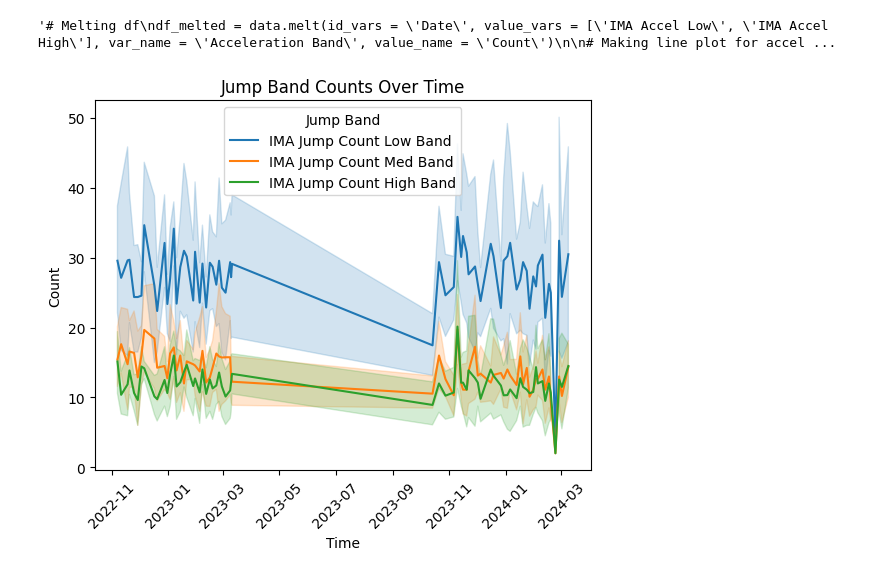
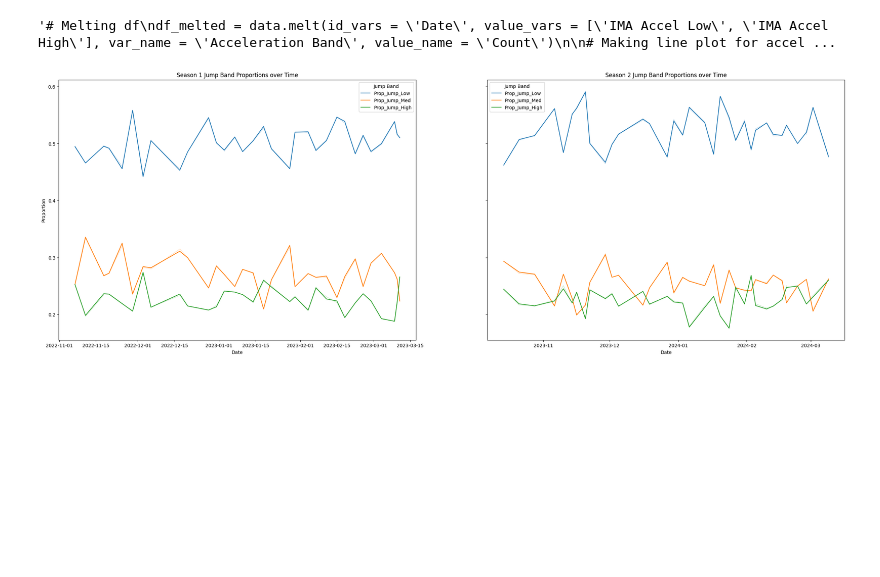
Before and after one commit to mgh2xx/FinalProject, a Jupyter notebook: assignments/EDA.ipynb, the cells around one changed output. Saved outputs shown, nothing was run; the diff lists cells and outputs as text; code cells hidden in the pictures; blank space fills up the shorter version.

```diff
--- a/assignments/EDA.ipynb
+++ b/assignments/EDA.ipynb
@@ -329,19 +345,26 @@ plt.show()'''
 # %% [output]
 '# Melting df\ndf_melted = data.melt(id_vars = \'Date\', value_vars = [\'IMA Accel Low\', \'IMA Accel High\'], var_name = \'Acceleration Band\', value_name = \'Count\')\n\n# Making line plot for accel ...
 # %%
-# Melting df
-df_melted = data.melt(id_vars = 'Date', value_vars = ['IMA Jump Count Low Band', 'IMA Jump Count Med Band', 'IMA Jump Count High Band'], var_name = 'Jump Band', value_name = 'Count')
+# Melting dfs
+s1 = data[data["Season"] == 1]
+s1_melted = s1.melt(id_vars = 'Date', value_vars = ['Prop_Jump_Low', 'Prop_Jump_Med', 'Prop_Jump_High'], var_name = 'Jump Band', value_name = 'Proportion')
 
-# Making line plot for jump band counts over time
-sns.lineplot(data = df_melted, x = 'Date', y = 'Count', hue = 'Jump Band')
+s2 = data[data["Season"] == 2]
+s2_melted = s2.melt(id_vars = 'Date', value_vars = ['Prop_Jump_Low', 'Prop_Jump_Med', 'Prop_Jump_High'], var_name = 'Jump Band', value_name = 'Proportion')
 
-# Adding title and axis labels, rotating xticks
-plt.title("Jump Band Counts Over Time")
-plt.xlabel("Time")
-plt.ylabel("Count")
-plt.xticks(rotation = 45)
+# Creating Figure and Flattening Axes
+fig, axs = plt.subplots(1, 2, figsize = (30, 10), sharey = True)
+axs = axs.flatten()
+
+# Looping through subplots, dfs, and seasons
+for ax, df, s in zip(axs, [s1_melted, s2_melted], [1, 2]):
+    plot = sns.lineplot(df, x = 'Date', y = 'Proportion', hue = 'Jump Band', errorbar = ('ci', False), ax = ax)
+    ax.set_title(f"Season {s} Jump Band Proportions over Time")
+    ax.set_xlabel("Date")
+    ax.set_ylabel("Proportion")
+
 
 # Showing plot
 plt.show()
 # %% [output]
-[figure, old version]
+[figure, new version]
```
Also changed, not shown: parts of 1 cell of this notebook, 7 other files.
